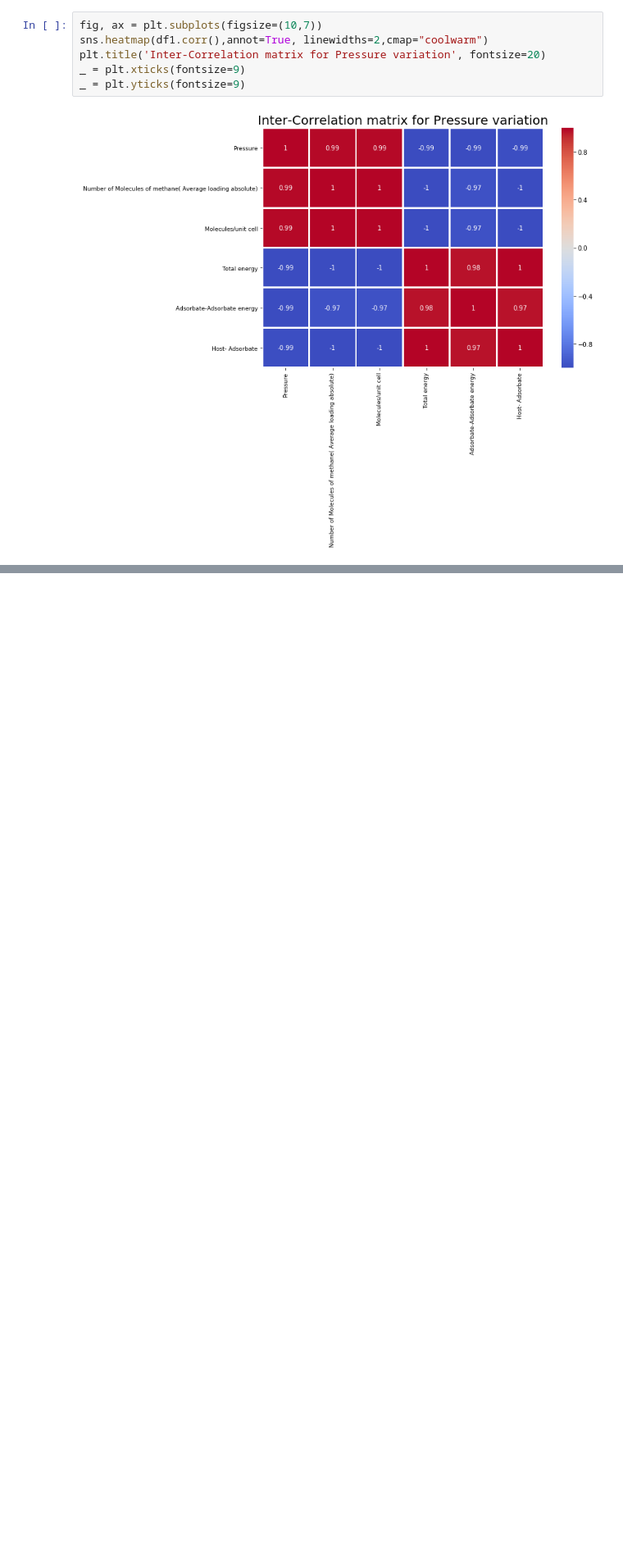
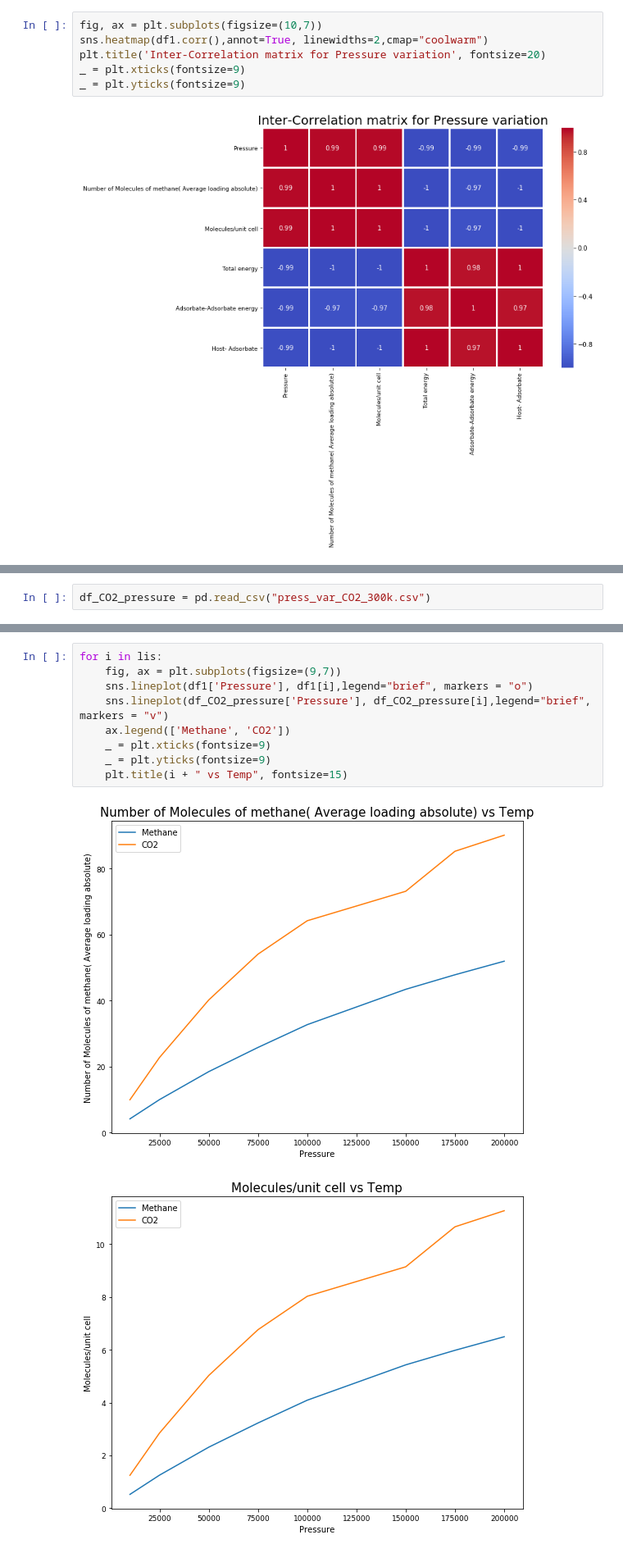
Before and after one commit to yathsree04/Monte_carlo_simulations_Raspa, a Jupyter notebook: visualisations/Raspa_monte_carlo_simulation_result.ipynb, the cells around one changed output, grey strips where cells are left out. Shown at 82% size. Saved outputs shown, nothing was run; the diff lists cells and outputs as text; blank space fills up the shorter version.

```diff
--- a/visualisations/Raspa_monte_carlo_simulation_result.ipynb
+++ b/visualisations/Raspa_monte_carlo_simulation_result.ipynb
@@ -101,0 +139,2 @@ _ = plt.yticks(fontsize=9)
+# %%
+df_CO2_pressure = pd.read_csv("press_var_CO2_300k.csv")
@@ -101,0 +153,12 @@ _ = plt.yticks(fontsize=9)
+# %%
+for i in lis:
+    fig, ax = plt.subplots(figsize=(9,7))
+    sns.lineplot(df1['Pressure'], df1[i],legend="brief", markers = "o")
+    sns.lineplot(df_CO2_pressure['Pressure'], df_CO2_pressure[i],legend="brief", markers = "v")
+    ax.legend(['Methane', 'CO2'])
+    _ = plt.xticks(fontsize=9)
+    _ = plt.yticks(fontsize=9)
+    plt.title(i + " vs Temp", fontsize=15)
+# %% [output]
+[figure, added]
+[figure, added]
```
Also changed, not shown: parts of 8 cells of this notebook.
